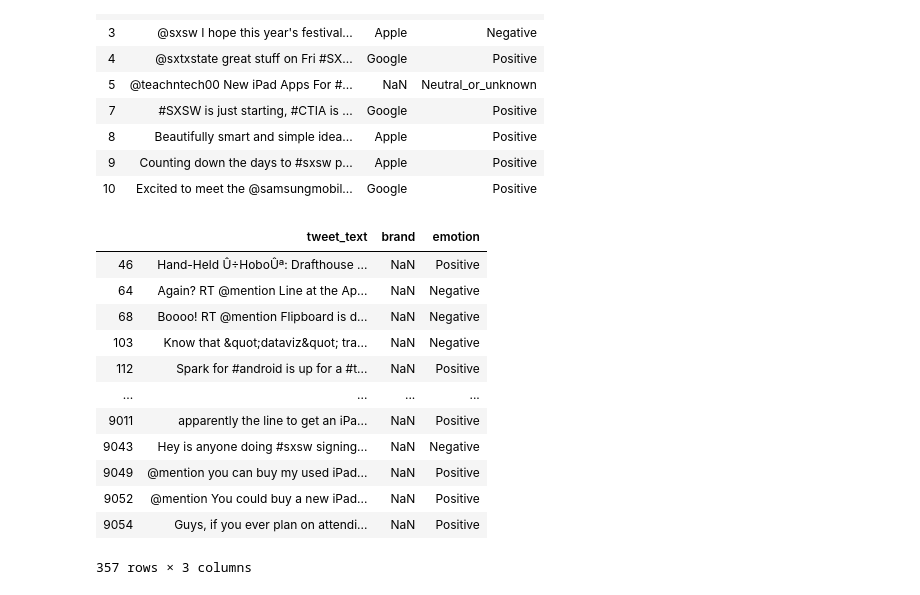
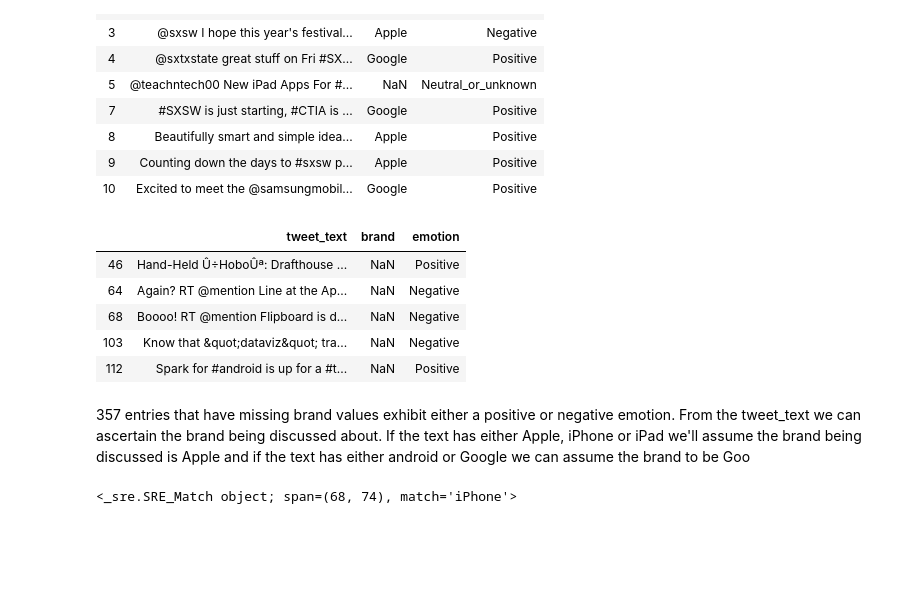
Before and after one commit to luluvalakdawala/NLP_for_tweet_sentiments, a Jupyter notebook: notebooks/exploratory/01_data_exploration.ipynb, the cells around one changed output. Drawn from its saved outputs; the diff is of its cells as text; code cells hidden in the pictures; blank space fills up the shorter version.

```diff
--- a/notebooks/exploratory/01_data_exploration.ipynb
+++ b/notebooks/exploratory/01_data_exploration.ipynb
@@ -132,6 +136,6 @@ df.head(10)
 # %%
 pd.set_option('max_colwidth', 400)
 # %%
-df[(df.brand.isna()) & (df.emotion.isin(['Positive', 'Negative']))]
+df[(df.brand.isna()) & (df.emotion.isin(['Positive', 'Negative']))].head()
 # %% [output]
 |  | tweet_text | brand | emotion |
@@ -139,11 +143,6 @@ df[(df.brand.isna()) & (df.emotion.isin(['Positive', 'Negative']))]
 | 64 | Again? RT @mention Line at the Ap... | NaN | Negative |
 | 68 | Boooo! RT @mention Flipboard is d... | NaN | Negative |
 | 103 | Know that &quot;dataviz&quot; tra... | NaN | Negative |
 | 112 | Spark for #android is up for a #t... | NaN | Positive |
-| ... | ... | ... | ... |
-| 9011 | apparently the line to get an iPa... | NaN | Positive |
-| 9043 | Hey is anyone doing #sxsw signing... | NaN | Negative |
-| 9049 | @mention you can buy my used iPad... | NaN | Positive |
-| 9052 | @mention You could buy a new iPad... | NaN | Positive |
-| 9054 | Guys, if you ever plan on attendi... | NaN | Positive |
-357 rows × 3 columns
+# %% [markdown]
+357 entries that have missing brand values exhibit either a positive or negative emotion. From the tweet_text we can ascertain the brand being discussed about. If the text has either Apple, iPhone or iPad we'll assume the brand being discussed is Apple and if the text has either android or Google we can assume the brand to be Goo
@@ -149,0 +161,4 @@ df[(df.brand.isna()) & (df.emotion.isin(['Positive', 'Negative']))]
+# %%
+search(r'Apple|iPad|iPhone', missing_brand.iloc[0, 0])
+# %% [output]
+<_sre.SRE_Match object; span=(68, 74), match='iPhone'>
```
Also changed, not shown: parts of 8 cells of this notebook.
